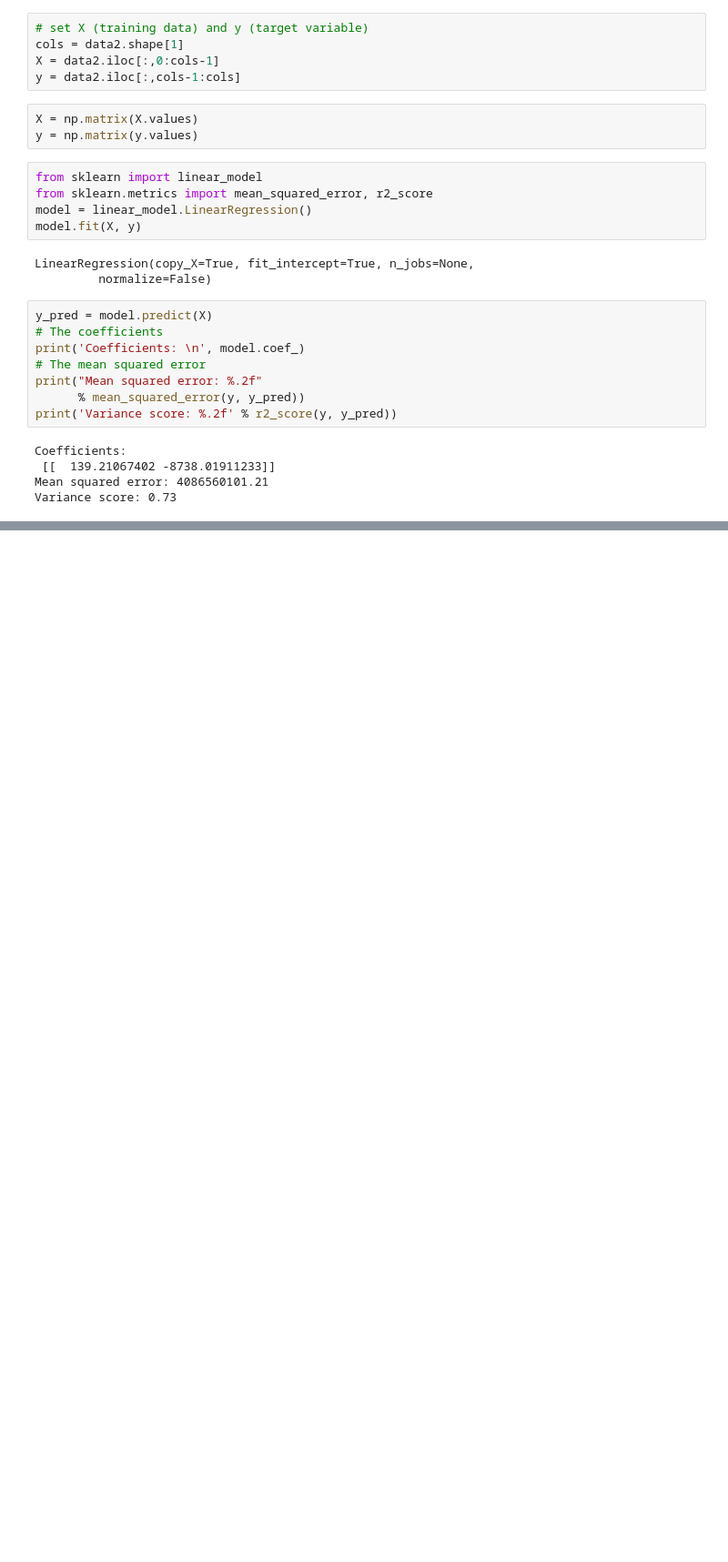
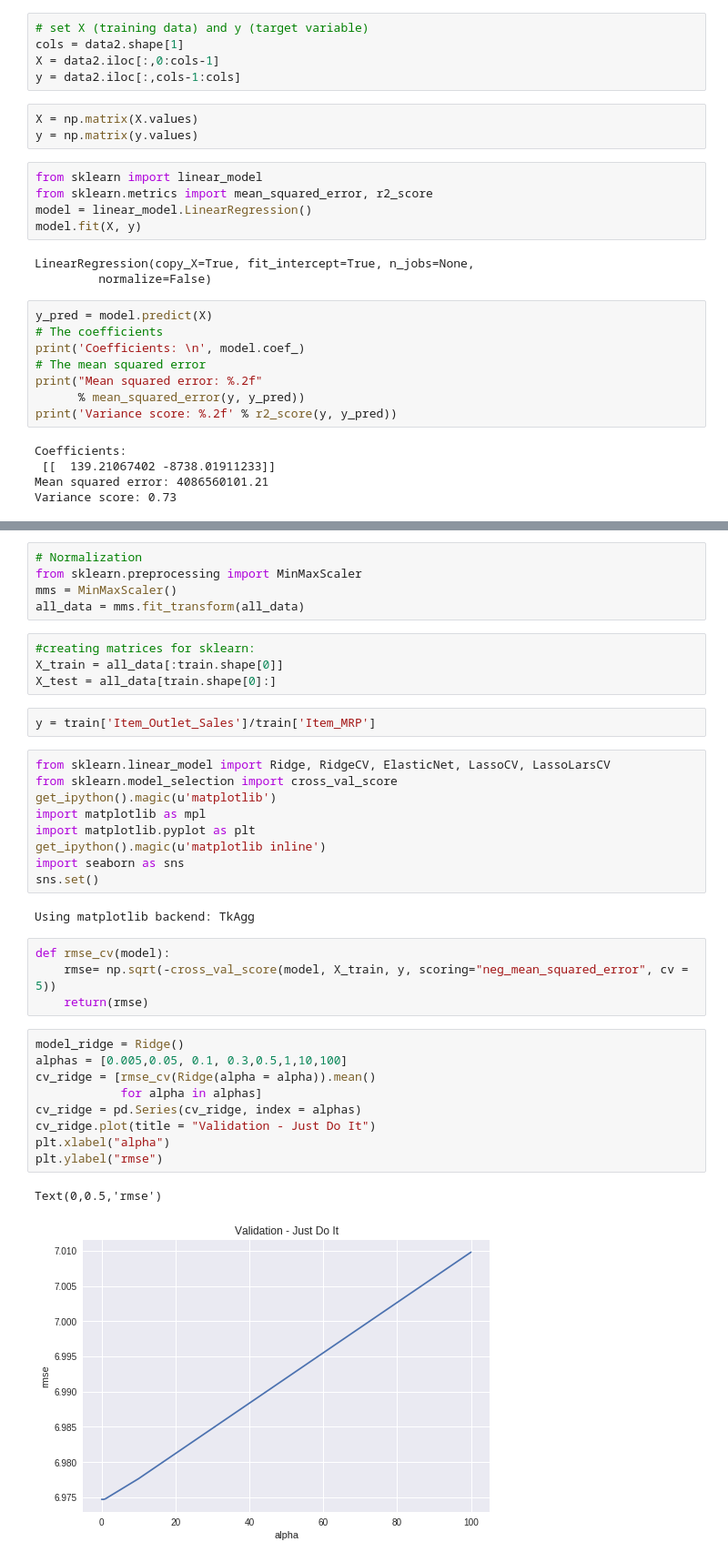
Before and after one commit to stanimman/Lectures, a Jupyter notebook: Linear_regression_Code.ipynb, the cells around one changed output, grey strips where cells are left out. Shown: that part at 91% size. Saved outputs shown, nothing was run; the diff lists cells and outputs as text; blank space fills up the shorter version.

```diff
--- a/Linear_regression_Code.ipynb
+++ b/Linear_regression_Code.ipynb
@@ -223,0 +208,38 @@ Colab  supports connecting to a Jupyter runtime on your local machine. For more
+# %%
+# Normalization
+from sklearn.preprocessing import MinMaxScaler
+mms = MinMaxScaler()
+all_data = mms.fit_transform(all_data)
+# %%
+#creating matrices for sklearn:
+X_train = all_data[:train.shape[0]]
+X_test = all_data[train.shape[0]:]
+# %%
+y = train['Item_Outlet_Sales']/train['Item_MRP']
+# %%
+from sklearn.linear_model import Ridge, RidgeCV, ElasticNet, LassoCV, LassoLarsCV
+from sklearn.model_selection import cross_val_score
+get_ipython().magic(u'matplotlib')
+import matplotlib as mpl
+import matplotlib.pyplot as plt
+get_ipython().magic(u'matplotlib inline')
+import seaborn as sns
+sns.set()
+# %% [output]
+Using matplotlib backend: TkAgg
+# %%
+def rmse_cv(model):
+    rmse= np.sqrt(-cross_val_score(model, X_train, y, scoring="neg_mean_squared_error", cv = 5))
+    return(rmse)
+# %%
+model_ridge = Ridge()
+alphas = [0.005,0.05, 0.1, 0.3,0.5,1,10,100]
+cv_ridge = [rmse_cv(Ridge(alpha = alpha)).mean()
+            for alpha in alphas]
+cv_ridge = pd.Series(cv_ridge, index = alphas)
+cv_ridge.plot(title = "Validation - Just Do It")
+plt.xlabel("alpha")
+plt.ylabel("rmse")
+# %% [output]
+Text(0,0.5,'rmse')
+[figure, added]
```
Also changed, not shown: parts of 30 cells of this notebook.
